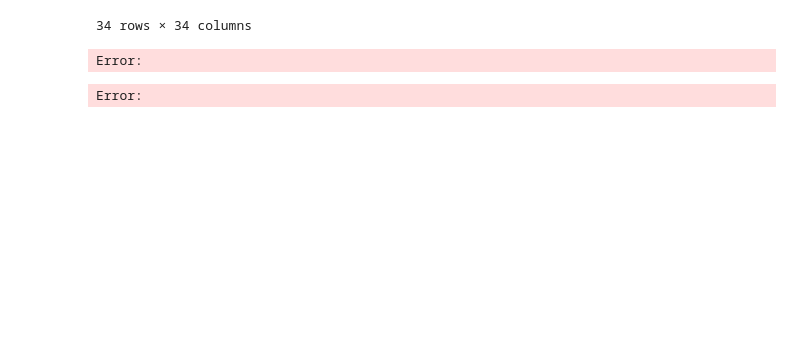
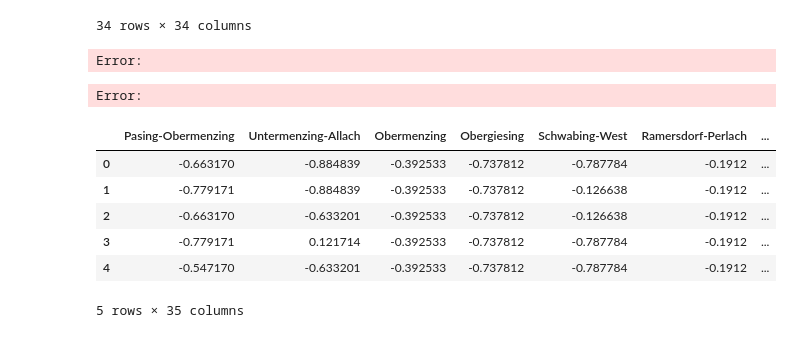
Before and after one commit to shoefer987/bike_sharing_demand, a Jupyter notebook: notebooks/shoefer987_eda_rnn_notebook.ipynb, the cells around one changed output. Cells and saved outputs as stored; diff of their text form; code cells hidden in the pictures; blank space fills up the shorter version.

```diff
--- a/notebooks/shoefer987_eda_rnn_notebook.ipynb
+++ b/notebooks/shoefer987_eda_rnn_notebook.ipynb
@@ -141,3 +142,21 @@ data.drop(columns=['rental_date_hour','Maxvorstadt'])-data['Maxvorstadt']
 # %% [output]
 Error:
 Error:
+# %%
+from sklearn.preprocessing import StandardScaler
+
+std_scaler = StandardScaler()
+drop_cols=['rental_date_hour']
+cols = set(data.columns)-set(drop_cols)
+X = data.drop(columns=drop_cols)
+data_scaled = pd.DataFrame(std_scaler.fit_transform(X), columns=list(cols))
+data_scaled = pd.concat([data_scaled, data[drop_cols]], axis=1)
+data_scaled.head()
+# %% [output]
+|  | Pasing-Obermenzing | Untermenzing-Allach | Obermenzing | Obergiesing | Schwabing-West | Ramersdorf-Perlach | ... |
+| 0 | -0.663170 | -0.884839 | -0.392533 | -0.737812 | -0.787784 | -0.1912 | ... |
+| 1 | -0.779171 | -0.884839 | -0.392533 | -0.737812 | -0.126638 | -0.1912 | ... |
+| 2 | -0.663170 | -0.633201 | -0.392533 | -0.737812 | -0.126638 | -0.1912 | ... |
+| 3 | -0.779171 | 0.121714 | -0.392533 | -0.737812 | -0.787784 | -0.1912 | ... |
+| 4 | -0.547170 | -0.633201 | -0.392533 | -0.737812 | -0.787784 | -0.1912 | ... |
+5 rows × 35 columns
```
Also changed, not shown: parts of 4 cells of this notebook.
